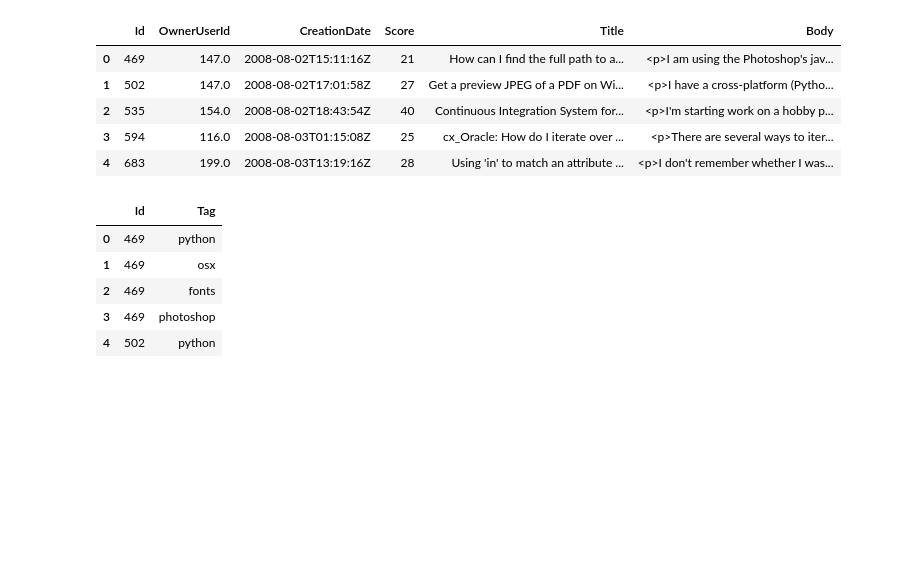
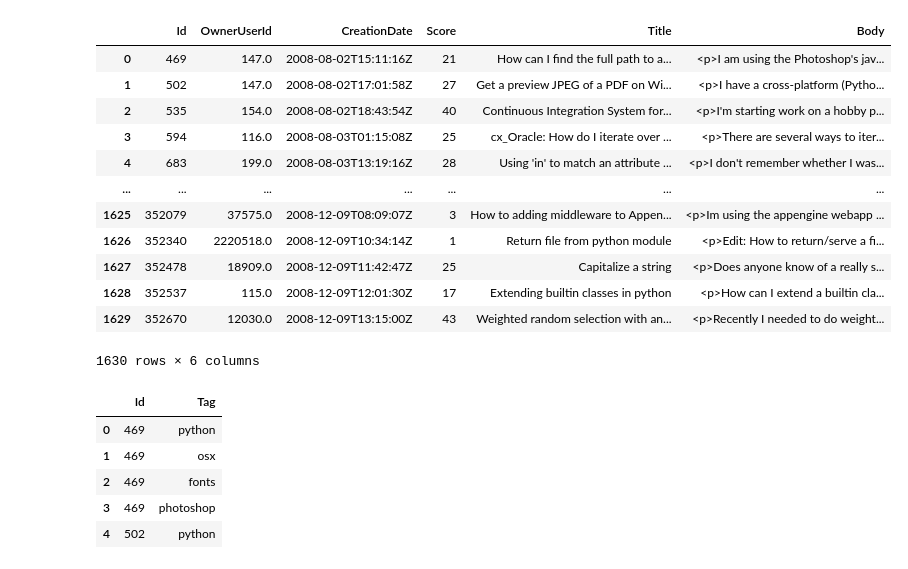
Before and after one commit to minerva-b/ETL-challenge, a Jupyter notebook: etl.ipynb, the cells around one changed output. Drawn from its saved outputs; the diff is of its cells as text; code cells hidden in the pictures; blank space fills up the shorter version.

```diff
--- a/etl.ipynb
+++ b/etl.ipynb
@@ -29,15 +37,22 @@ so_python_answers_df.head()
 # %%
 # Python Questions CSV
 csv_file ='data/Questions_small.csv'
 so_python_questions_df = pd.read_csv(csv_file, encoding='latin-1')
-so_python_questions_df.head()
+so_python_questions_df
 # %% [output]
 |  | Id | OwnerUserId | CreationDate | Score | Title | Body |
 | 0 | 469 | 147.0 | 2008-08-02T15:11:16Z | 21 | How can I find the full path to a... | <p>I am using the Photoshop's jav... |
 | 1 | 502 | 147.0 | 2008-08-02T17:01:58Z | 27 | Get a preview JPEG of a PDF on Wi... | <p>I have a cross-platform (Pytho... |
 | 2 | 535 | 154.0 | 2008-08-02T18:43:54Z | 40 | Continuous Integration System for... | <p>I'm starting work on a hobby p... |
 | 3 | 594 | 116.0 | 2008-08-03T01:15:08Z | 25 | cx_Oracle: How do I iterate over ... | <p>There are several ways to iter... |
 | 4 | 683 | 199.0 | 2008-08-03T13:19:16Z | 28 | Using 'in' to match an attribute ... | <p>I don't remember whether I was... |
+| ... | ... | ... | ... | ... | ... | ... |
+| 1625 | 352079 | 37575.0 | 2008-12-09T08:09:07Z | 3 | How to adding middleware to Appen... | <p>Im using the appengine webapp ... |
+| 1626 | 352340 | 2220518.0 | 2008-12-09T10:34:14Z | 1 | Return file from python module | <p>Edit: How to return/serve a fi... |
+| 1627 | 352478 | 18909.0 | 2008-12-09T11:42:47Z | 25 | Capitalize a string | <p>Does anyone know of a really s... |
+| 1628 | 352537 | 115.0 | 2008-12-09T12:01:30Z | 17 | Extending builtin classes in python | <p>How can I extend a builtin cla... |
+| 1629 | 352670 | 12030.0 | 2008-12-09T13:15:00Z | 43 | Weighted random selection with an... | <p>Recently I needed to do weight... |
+1630 rows × 6 columns
 # %%
 # Python Tags CSV
 csv_file ='data/Tags.csv'
```
Also changed, not shown: parts of 8 cells of this notebook, 1 other file.
